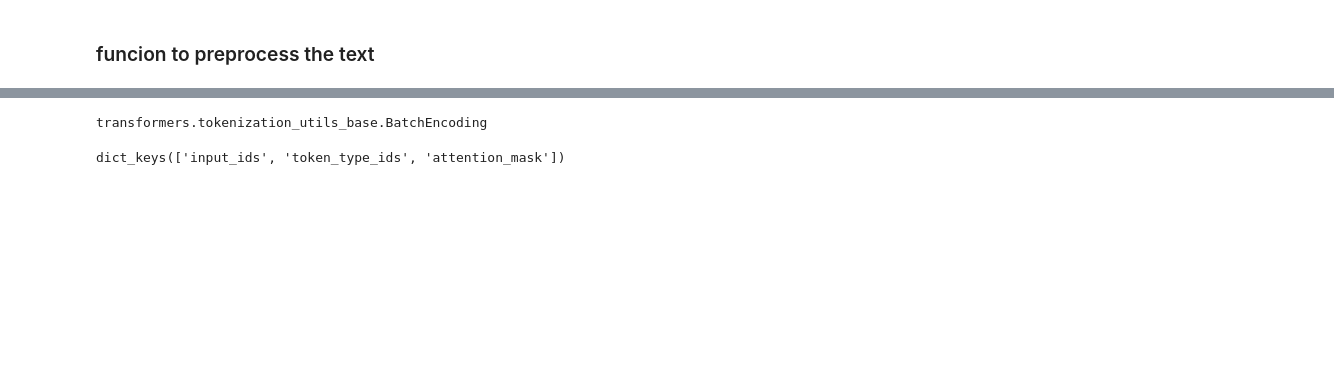
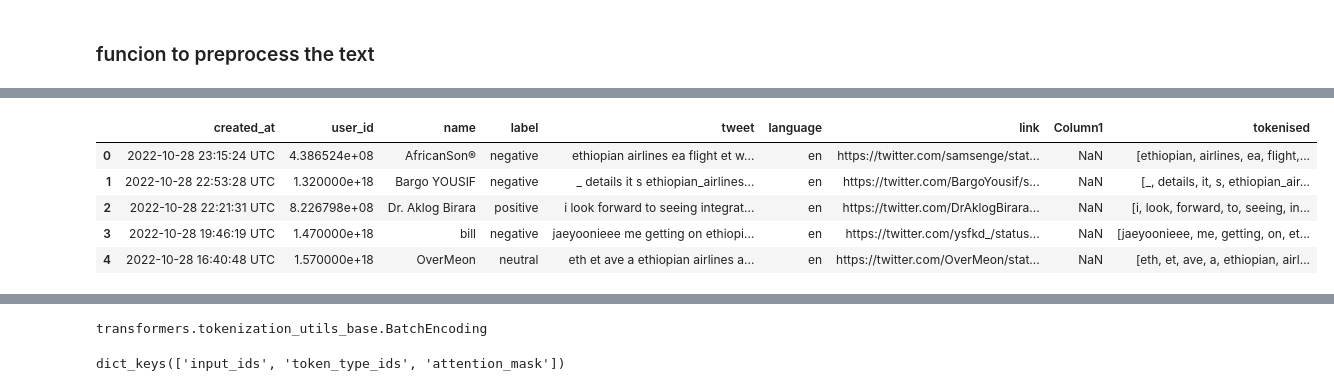
Before and after one commit to Kaleab1999/Ethiopia-airlines-tweeter-review-sentiment-analysis, a Jupyter notebook: bert_for_thesis.ipynb, the cells around one changed output, grey strips where cells are left out. Saved outputs shown, nothing was run; the diff lists cells and outputs as text; code cells hidden in the pictures; blank space fills up the shorter version.

```diff
--- a/bert_for_thesis.ipynb
+++ b/bert_for_thesis.ipynb
@@ -122,2 +84,9 @@ def text_preprocessor(x):
-# %%
-df['processed']= df['tweet'].apply(text_preprocessor)
+# %%
+df['tweet'] = df['tweet'].map(lambda x: x.lower())
+# %%
+
+def remove_punc_num(df, attribute):
+    df.loc[:,attribute] = df[attribute].apply(lambda x : " ".join(re.findall('[\w]+',x)))
+    df[attribute] = df[attribute].str.replace('\d+', '')
+    return df
+df =remove_punc_num(df, 'tweet')
@@ -123,0 +109,15 @@ df['processed']= df['tweet'].apply(text_preprocessor)
+# %%
+tk =WhitespaceTokenizer()
+def tokenise(df, attribute):
+    df['tokenised'] = df.apply(lambda row: tk.tokenize(str(row[attribute])), axis=1)
+    return df
+df =tokenise(df, 'tweet')
+# %%
+df.head()
+# %% [output]
+|  | created_at | user_id | name | label | tweet | language | link | Column1 | tokenised |
+| 0 | 2022-10-28 23:15:24 UTC | 4.386524e+08 | AfricanSon® | negative | ethiopian airlines ea flight et w... | en | https://twitter.com/samsenge/stat... | NaN | [ethiopian, airlines, ea, flight,... |
+| 1 | 2022-10-28 22:53:28 UTC | 1.320000e+18 | Bargo YOUSIF | negative | _ details it s ethiopian_airlines... | en | https://twitter.com/BargoYousif/s... | NaN | [_, details, it, s, ethiopian_air... |
+| 2 | 2022-10-28 22:21:31 UTC | 8.226798e+08 | Dr. Aklog Birara | positive | i look forward to seeing integrat... | en | https://twitter.com/DrAklogBirara... | NaN | [i, look, forward, to, seeing, in... |
+| 3 | 2022-10-28 19:46:19 UTC | 1.470000e+18 | bill | negative | jaeyoonieee me getting on ethiopi... | en | https://twitter.com/ysfkd_/status... | NaN | [jaeyoonieee, me, getting, on, et... |
+| 4 | 2022-10-28 16:40:48 UTC | 1.570000e+18 | OverMeon | neutral | eth et ave a ethiopian airlines a... | en | https://twitter.com/OverMeon/stat... | NaN | [eth, et, ave, a, ethiopian, airl... |
```
Also changed, not shown: parts of 30 cells of this notebook.
